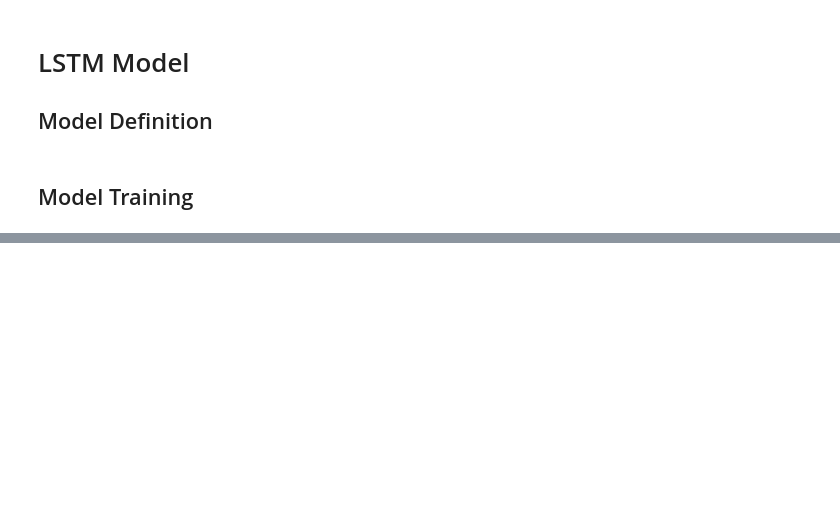
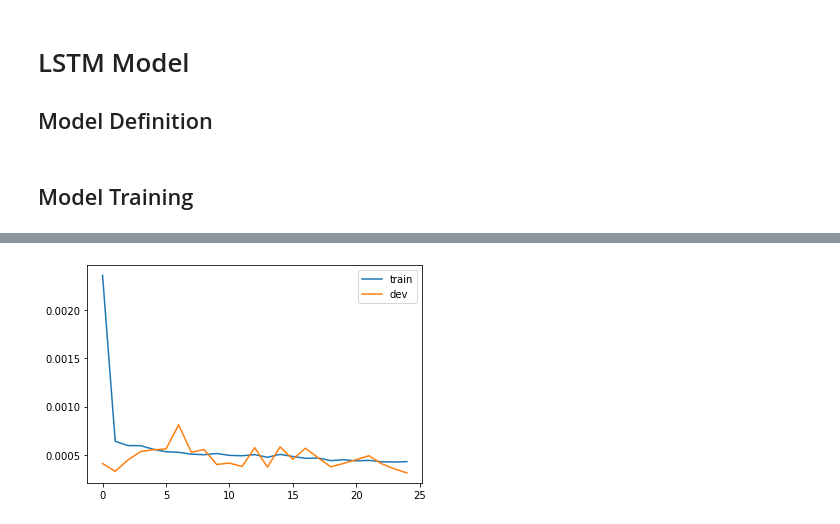
Before and after one commit to mattj949/CS230, a Jupyter notebook: LSTM Model.ipynb, the cells around one changed output, grey strips where cells are left out. Drawn from its saved outputs; the diff is of its cells as text; code cells hidden in the pictures; blank space fills up the shorter version.

Commit message:
Maybe biLSTM is working now?

```diff
--- a/LSTM Model.ipynb
+++ b/LSTM Model.ipynb
@@ -299,0 +285,9 @@ plt.show()
+# %%
+bi_lstm_model = Sequential()
+bi_lstm_model.add(Bidirectional(LSTM(64, return_sequences=True), input_shape=(X_train.shape[1], X_train.shape[-1])))
+bi_lstm_model.add(Bidirectional(LSTM(64)))
+bi_lstm_model.add(Dense(1))
+bi_lstm_model.compile(loss='mse', optimizer='adam')
+# %%
+# Training the model
+bi_lstm = bi_lstm_model.fit(X_train, y_train, batch_size=128, epochs=25, validation_data=(X_dev, y_dev))
@@ -299,0 +329,8 @@ plt.show()
+# %%
+# plot training and dev losses over epoch
+plt.plot(bi_lstm.history['loss'], label='train')
+plt.plot(bi_lstm.history['val_loss'], label='dev')
+plt.legend()
+plt.show()
+# %% [output]
+[figure, added]
```
Also changed, not shown: parts of 12 cells of this notebook, 1 other file.
